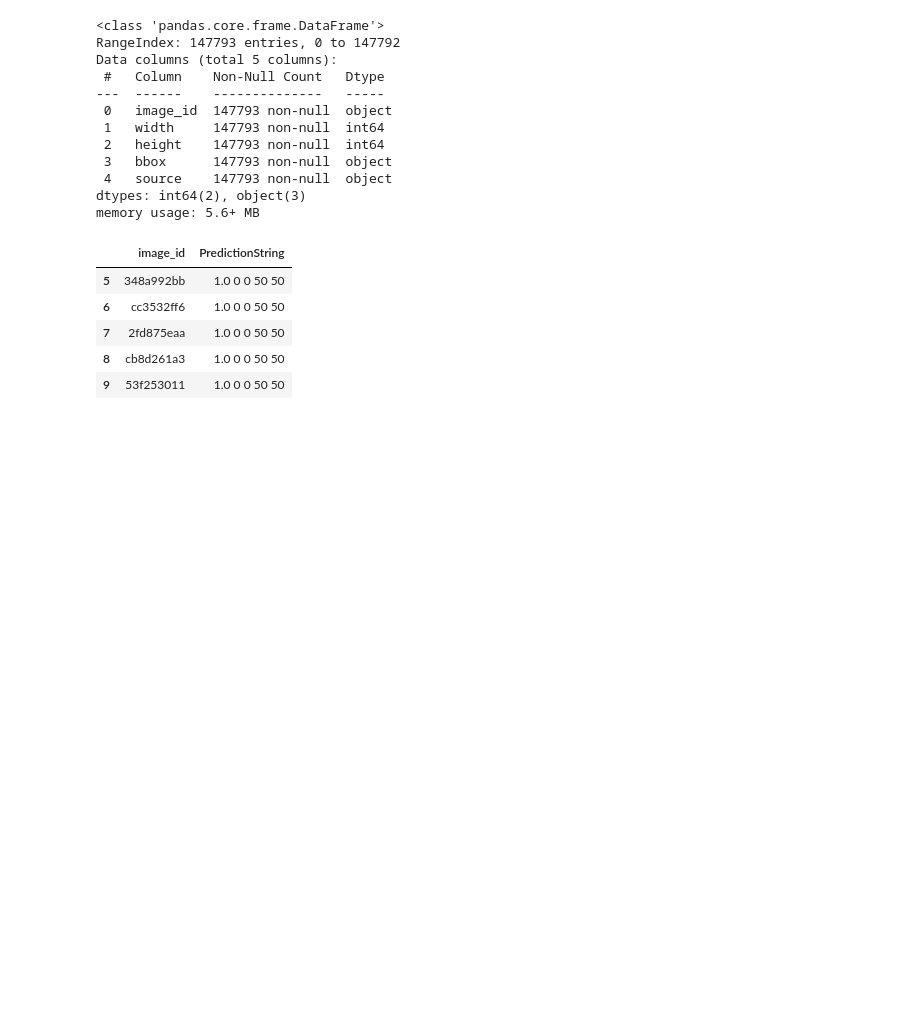
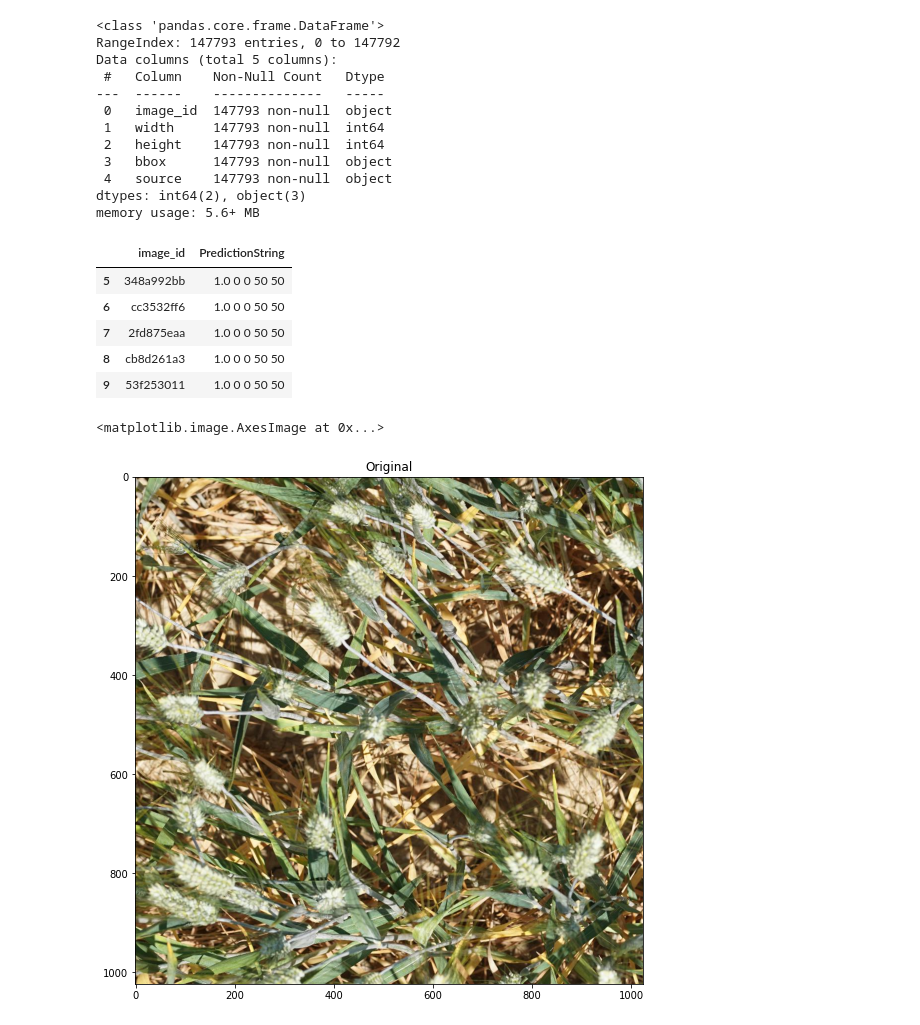
Before and after one commit to mmaithani/Kaggle-Projects, a Jupyter notebook: global_wheat_head_detection.ipynb, the cells around one changed output. Cells and saved outputs as stored; diff of their text form; code cells hidden in the pictures; blank space fills up the shorter version.

```diff
--- a/global_wheat_head_detection.ipynb
+++ b/global_wheat_head_detection.ipynb
@@ -87,3 +110,15 @@ sampple_output.tail()
 | 7 | 2fd875eaa | 1.0 0 0 50 50 |
 | 8 | cb8d261a3 | 1.0 0 0 50 50 |
 | 9 | 53f253011 | 1.0 0 0 50 50 |
+# %%
+# Load an color image in grayscale
+img = cv2.imread('/content/images/01189a3c3.jpg')
+img = cv2.cvtColor(img, cv2.COLOR_BGR2RGB)
+# %%
+plt.figure(figsize=(20, 20))
+plt.subplot(1, 2, 1)
+plt.title("Original")
+plt.imshow(img)
+# %% [output]
+<matplotlib.image.AxesImage at 0x...>
+[figure, added]
```
Also changed, not shown: parts of 3 cells of this notebook.
